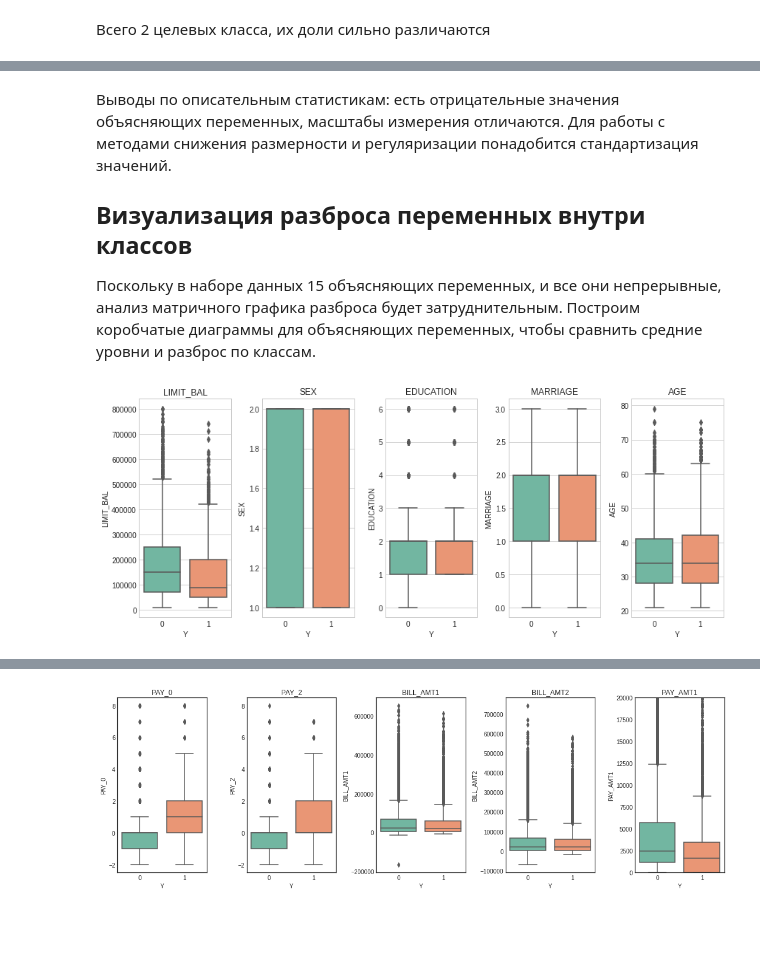
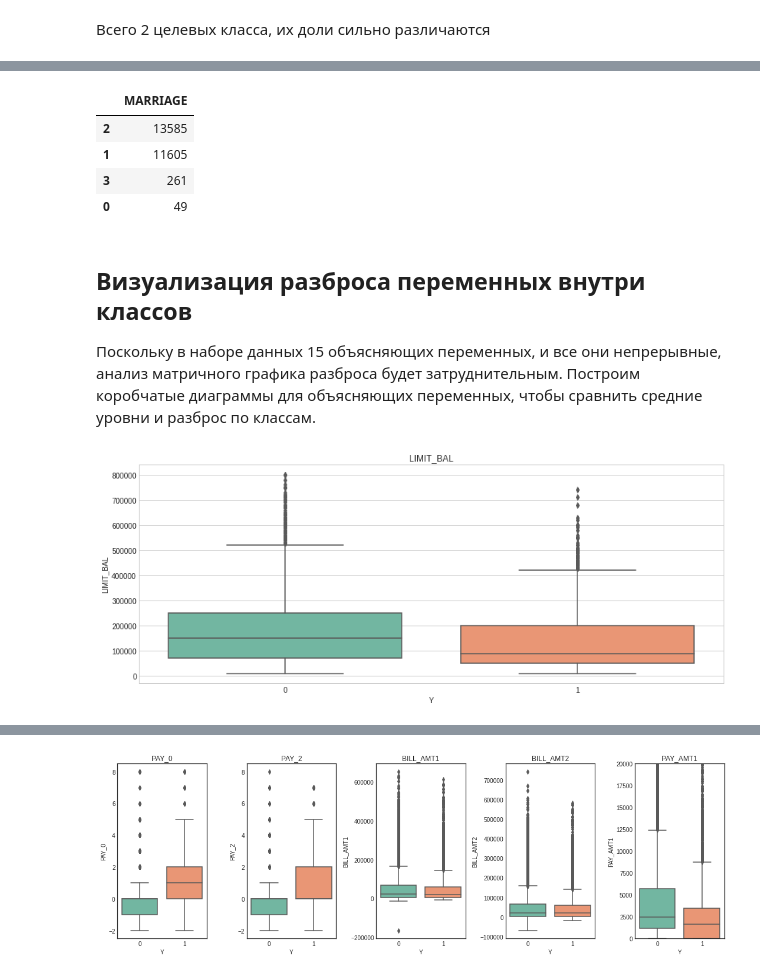
Before and after one commit to KirillSel/ML_Lab_1, a Jupyter notebook: Lab_3/Lab_3.ipynb, the cells around one changed output, grey strips where cells are left out. Drawn from its saved outputs; the diff is of its cells as text; code cells hidden in the pictures; blank space fills up the shorter version.

```diff
--- a/Lab_3/Lab_3.ipynb
+++ b/Lab_3/Lab_3.ipynb
@@ -314,5 +285,14 @@ DF.iloc[:, 11:15].describe()
+# %%
+count_mar = DF['MARRIAGE'].value_counts()
+pd.DataFrame(count_mar)
+# %% [output]
+|  | MARRIAGE |
+| 2 | 13585 |
+| 1 | 11605 |
+| 3 | 261 |
+| 0 | 49 |
 # %% [markdown]
-Выводы по описательным статистикам: есть отрицательные значения объясняющих переменных, масштабы измерения отличаются. Для работы с методами снижения размерности и регуляризации понадобится стандартизация значений.
+
 
 ## Визуализация разброса переменных внутри классов
 
@@ -320,24 +300,21 @@ DF.iloc[:, 11:15].describe()
 # %%
 # создаём полотно и делим его на четыре части
 fig = plt.figure(figsize=(12, 5))
-gs = mpl.gridspec.GridSpec(1, 5)
+gs = mpl.gridspec.GridSpec(1, 1)
 ax1 = plt.subplot(gs[0, 0])
-ax2 = plt.subplot(gs[0, 1])
-ax3 = plt.subplot(gs[0, 2])
-ax4 = plt.subplot(gs[0, 3])
-ax5 = plt.subplot(gs[0, 4])
 
-axs = [ax1, ax2, ax3, ax4, ax5]
 
-cols_loop = list(DF.columns[:5].values)
+axs = [ax1]
+
+cols_loop = list(DF.columns[:1].values)
 for col_name in cols_loop :
     i = cols_loop.index(col_name)
     sns.boxplot(x='Y', y=col_name, data=DF, ax=axs[i])
     axs[i].set_ylabel(col_name)
     axs[i].set_title(col_name)
 
 # корректируем расположение графиков на полотне
 gs.tight_layout(plt.gcf())
 plt.show()
 # %% [output]
-[figure, old version]
+[figure, new version]
```
Also changed, not shown: parts of 41 cells of this notebook, 1 other file.
